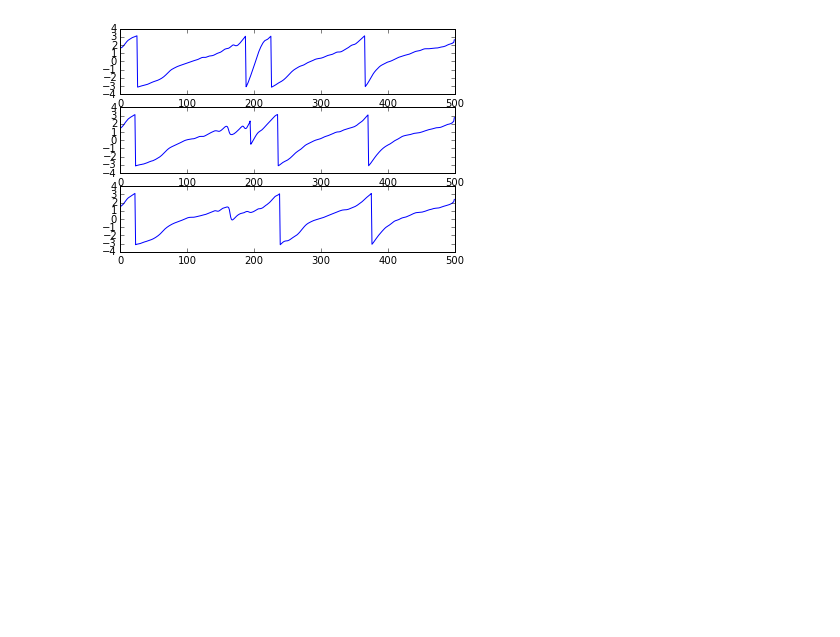
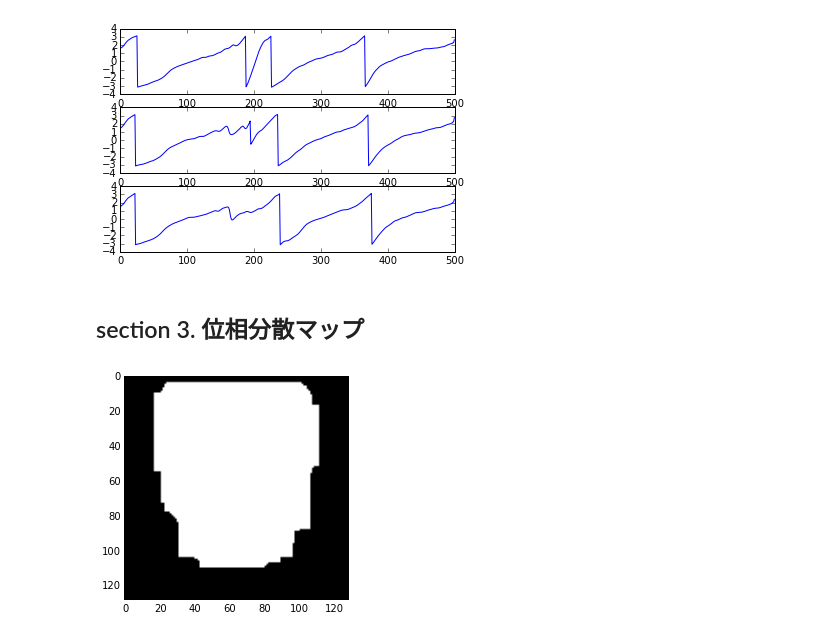
Before and after one commit to chenaoki/opmap, a Jupyter notebook: Tutorial.ipynb, the cells around one changed output. Saved outputs shown, nothing was run; the diff lists cells and outputs as text; code cells hidden in the pictures; blank space fills up the shorter version.

Commit message:
PhaseVarianceMap実装

```diff
--- a/Tutorial.ipynb
+++ b/Tutorial.ipynb
@@ -153,3 +153,5 @@ pmap.plot(points)
 [figure]
 # %%
 #pmap.saveImage('./result/phase/')
+# %% [markdown]
+## section 3. 位相分散マップ
@@ -155,0 +160,6 @@ pmap.plot(points)
+# %%
+pvmap = PhaseVarianceMap(pmap)
+# %%
+pvmap.showROI()
+# %% [output]
+[figure, added]
```
Also changed, not shown: parts of 4 cells of this notebook, 1 other file.
